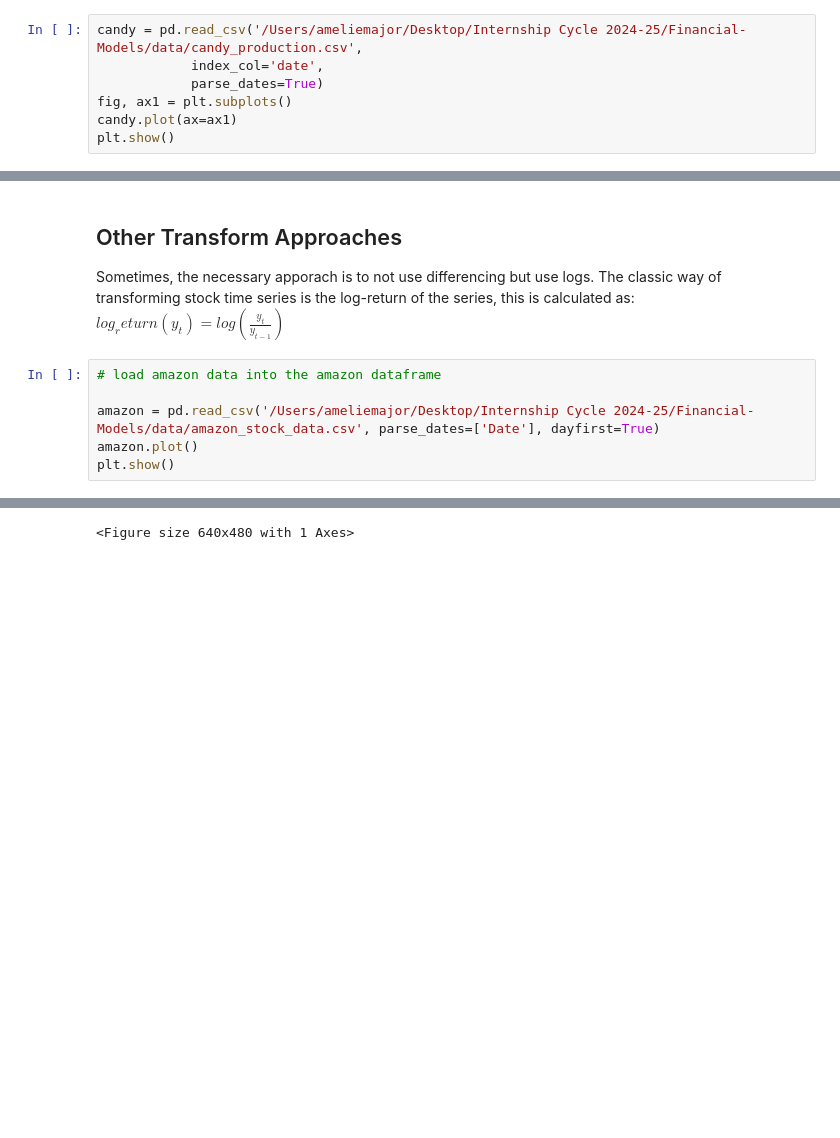
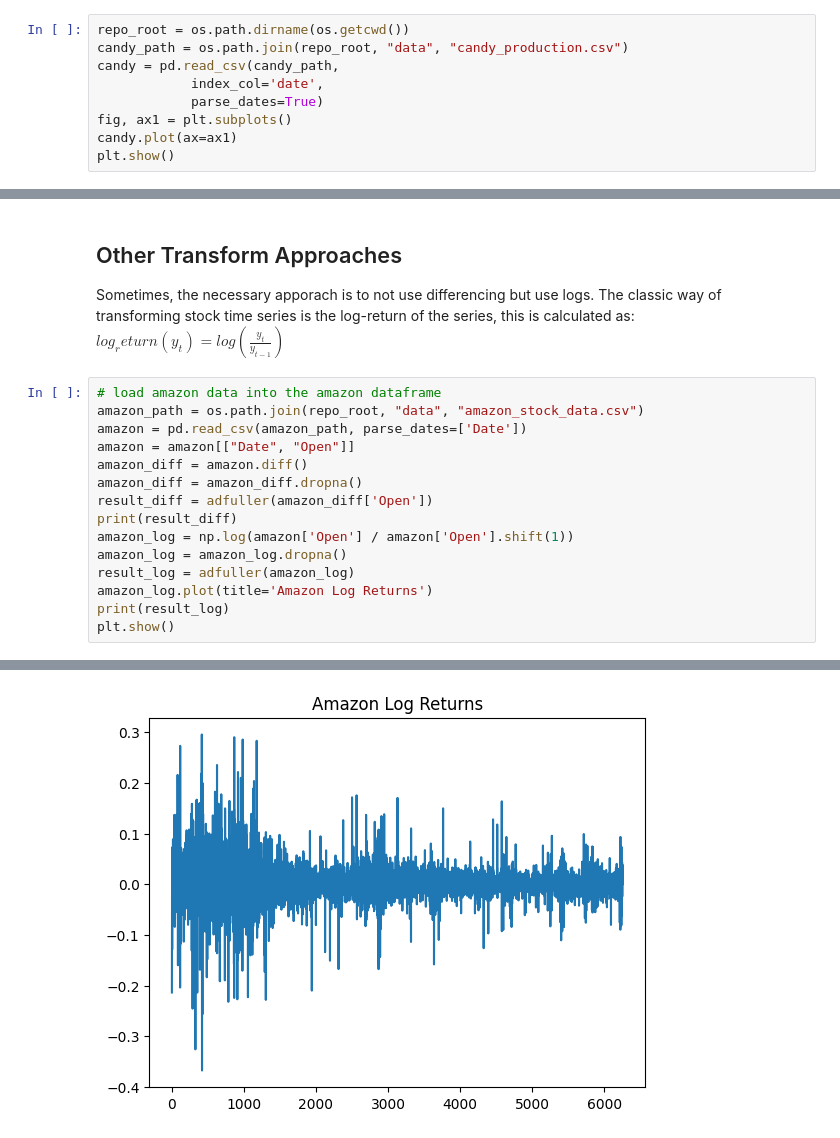
Before and after one commit to amelie-major/Financial-Models, a Jupyter notebook: notebooks/arima_model.ipynb, the cells around one changed output, grey strips where cells are left out. Cells and saved outputs as stored; diff of their text form; blank space fills up the shorter version.

```diff
--- a/notebooks/arima_model.ipynb
+++ b/notebooks/arima_model.ipynb
@@ -21,5 +22,7 @@ import numpy as np
 # %%
-candy = pd.read_csv('/Users/ameliemajor/Desktop/Internship Cycle 2024-25/Financial-Models/data/candy_production.csv',
+repo_root = os.path.dirname(os.getcwd())
+candy_path = os.path.join(repo_root, "data", "candy_production.csv")
+candy = pd.read_csv(candy_path,
             index_col='date',
             parse_dates=True)
 fig, ax1 = plt.subplots()
@@ -152,8 +158,17 @@ Sometimes, the necessary apporach is to not use differencing but use logs. The c
 $`log_return(y_t) = log(\frac{y_t}{y_{t-1}})`$
 # %%
 # load amazon data into the amazon dataframe
-
-amazon = pd.read_csv('/Users/ameliemajor/Desktop/Internship Cycle 2024-25/Financial-Models/data/amazon_stock_data.csv', parse_dates=['Date'], dayfirst=True)
-amazon.plot()
+amazon_path = os.path.join(repo_root, "data", "amazon_stock_data.csv")
+amazon = pd.read_csv(amazon_path, parse_dates=['Date'])
+amazon = amazon[["Date", "Open"]]
+amazon_diff = amazon.diff()
+amazon_diff = amazon_diff.dropna()
+result_diff = adfuller(amazon_diff['Open'])
+print(result_diff)
+amazon_log = np.log(amazon['Open'] / amazon['Open'].shift(1))
+amazon_log = amazon_log.dropna()
+result_log = adfuller(amazon_log)
+amazon_log.plot(title='Amazon Log Returns')
+print(result_log)
 plt.show()
 # %% [output]
@@ -161 +177 @@ ValueError: Date ordinal -5216458.621875 converts to -12313-10-27T09:04:30.00000
-<Figure size 640x480 with 1 Axes>
+[figure, added]
```
Also changed, not shown: parts of 9 cells of this notebook.
